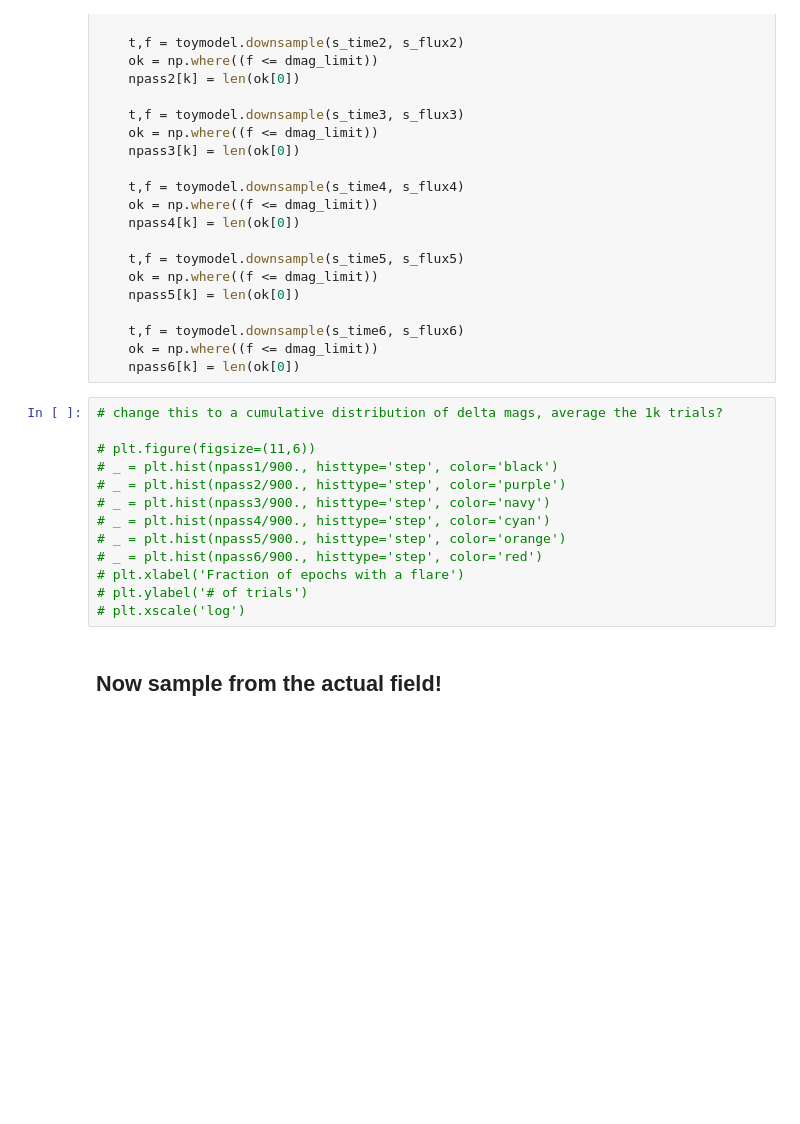
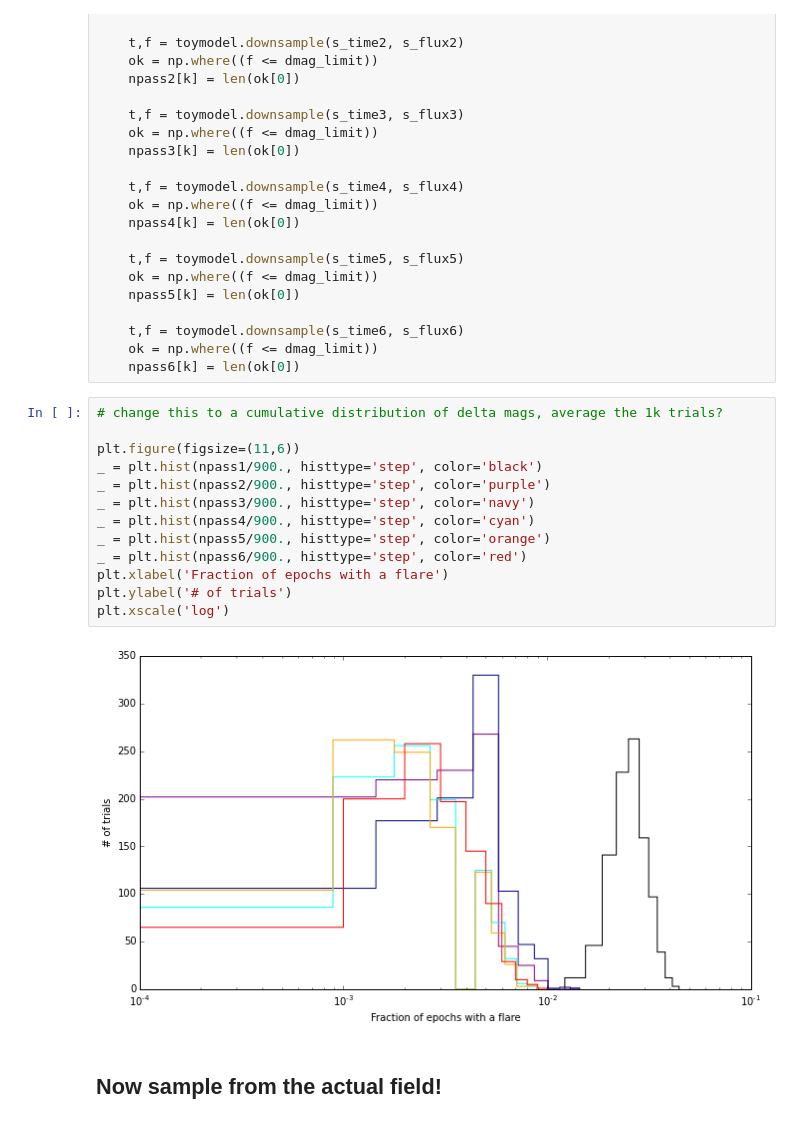
Before and after one commit to lsst-sims/MW-Flare, a Jupyter notebook: figures.ipynb, the cells around one changed output. Saved outputs shown, nothing was run; the diff lists cells and outputs as text; blank space fills up the shorter version.

```diff
--- a/figures.ipynb
+++ b/figures.ipynb
@@ -132,16 +132,18 @@ for k in range(ntrials):
 # %%
 # change this to a cumulative distribution of delta mags, average the 1k trials?
 
-# plt.figure(figsize=(11,6))
-# _ = plt.hist(npass1/900., histtype='step', color='black')
-# _ = plt.hist(npass2/900., histtype='step', color='purple')
-# _ = plt.hist(npass3/900., histtype='step', color='navy')
-# _ = plt.hist(npass4/900., histtype='step', color='cyan')
-# _ = plt.hist(npass5/900., histtype='step', color='orange')
-# _ = plt.hist(npass6/900., histtype='step', color='red')
-# plt.xlabel('Fraction of epochs with a flare')
-# plt.ylabel('# of trials')
-# plt.xscale('log')
+plt.figure(figsize=(11,6))
+_ = plt.hist(npass1/900., histtype='step', color='black')
+_ = plt.hist(npass2/900., histtype='step', color='purple')
+_ = plt.hist(npass3/900., histtype='step', color='navy')
+_ = plt.hist(npass4/900., histtype='step', color='cyan')
+_ = plt.hist(npass5/900., histtype='step', color='orange')
+_ = plt.hist(npass6/900., histtype='step', color='red')
+plt.xlabel('Fraction of epochs with a flare')
+plt.ylabel('# of trials')
+plt.xscale('log')
+# %% [output]
+[figure, added]
 # %% [markdown]
 ## Now sample from the actual field!
 # %%
```
Also changed, not shown: parts of 8 cells of this notebook.
